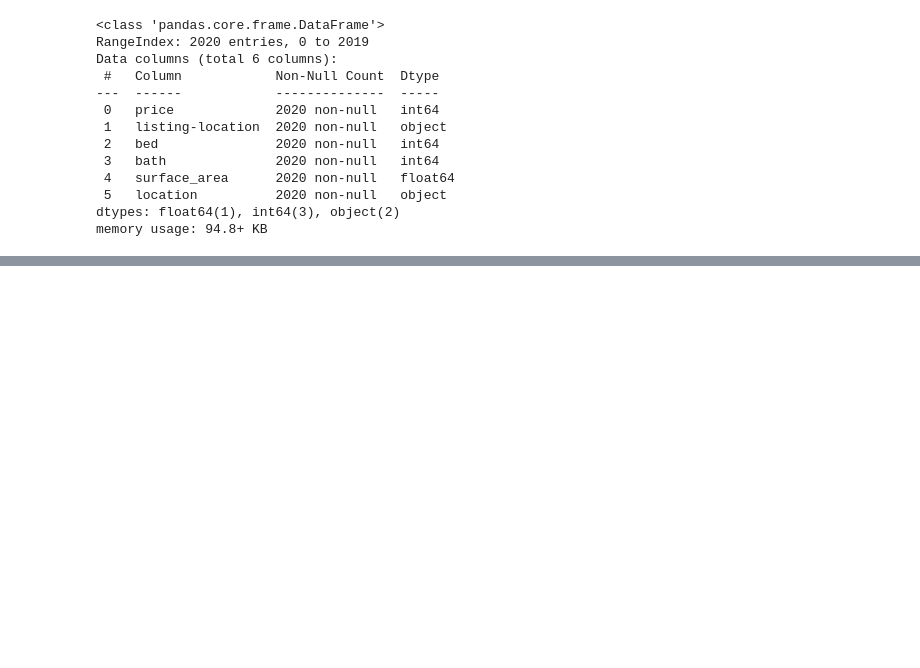
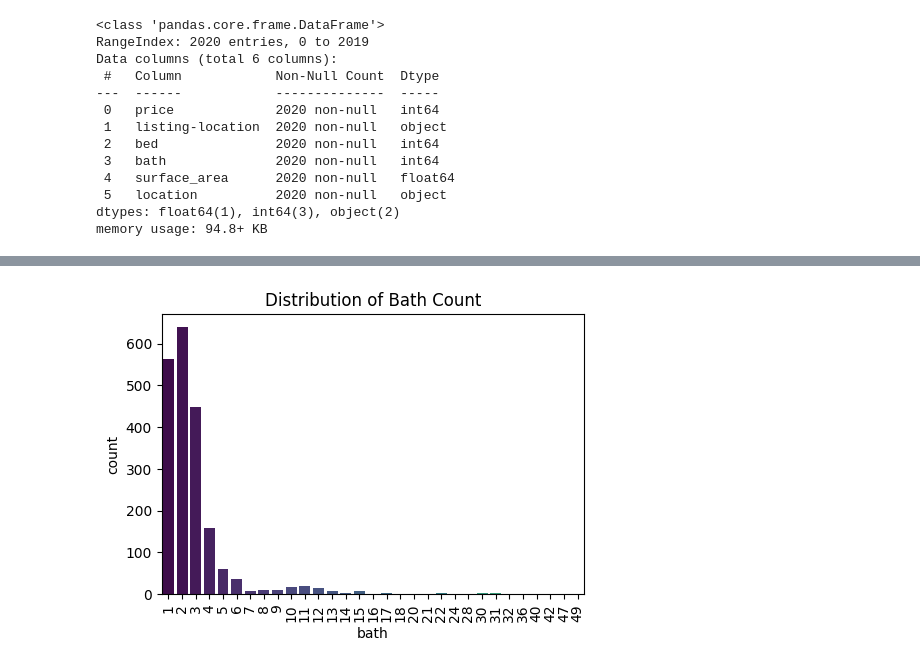
Before and after one commit to piezzy/yogyakarta-house-price-ml, a Jupyter notebook: main.ipynb, the cells around one changed output, grey strips where cells are left out. Drawn from its saved outputs; the diff is of its cells as text; code cells hidden in the pictures; blank space fills up the shorter version.

```diff
--- a/main.ipynb
+++ b/main.ipynb
@@ -190,0 +232,11 @@ memory usage: 94.8+ KB
+# %%
+plt.figure(figsize=(12,8))
+
+plt.subplot(2,2,1)
+sns.countplot(data=df1, x='bath', hue='bath', palette="viridis", legend=False )
+plt.title("Distribution of Bath Count")
+plt.xticks(rotation=90)
+
+plt.show()
+# %% [output]
+[figure, added]
```
Also changed, not shown: parts of 26 cells of this notebook, 2 other files.
